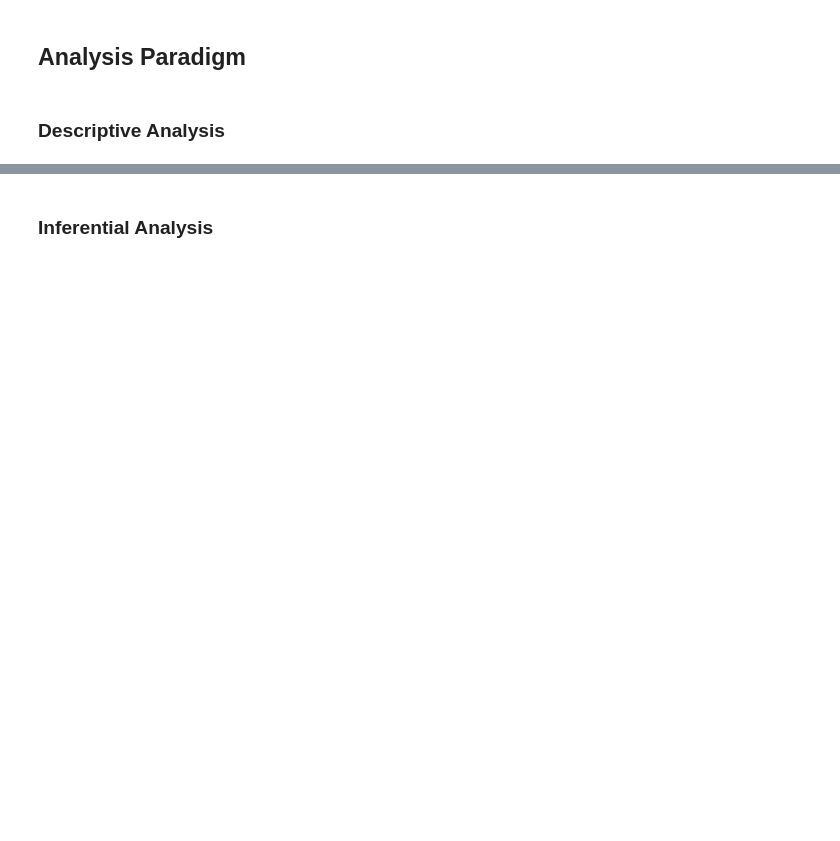
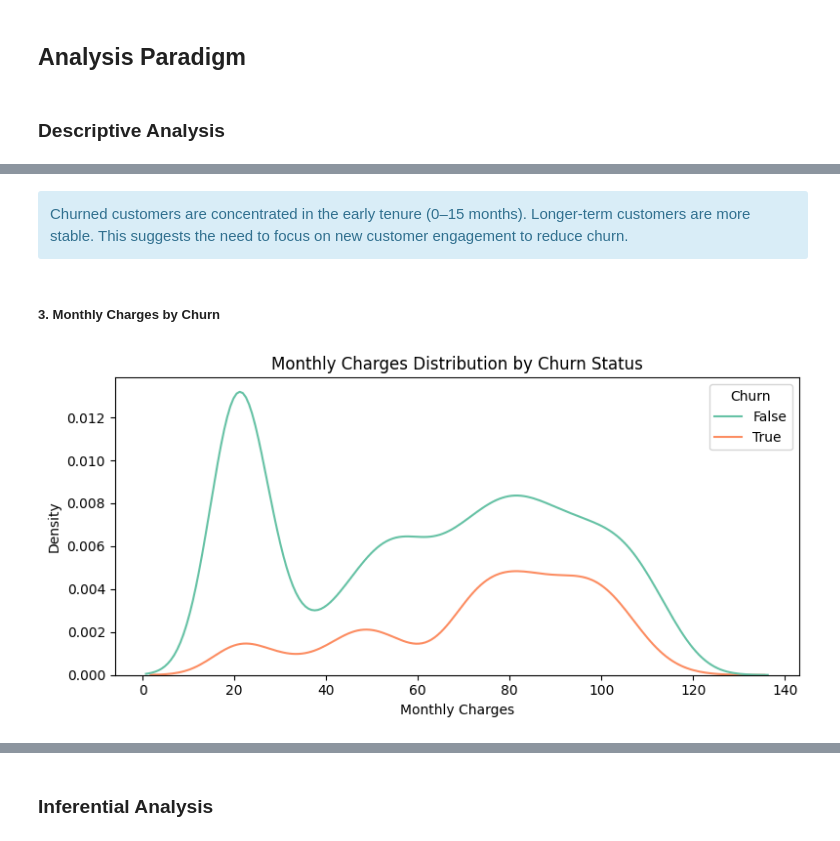
Before and after one commit to Christian-Chrata/Telco-Customer-Churn, a Jupyter notebook: Telco Customer Churn.ipynb, the cells around one changed output, grey strips where cells are left out. Saved outputs shown, nothing was run; the diff lists cells and outputs as text; code cells hidden in the pictures; blank space fills up the shorter version.

```diff
--- a/Telco Customer Churn.ipynb
+++ b/Telco Customer Churn.ipynb
@@ -1205,0 +798,14 @@ df.sample(5)
+# %% [markdown]
+<div class="alert alert-info" role="alert">Churned customers are concentrated in the early tenure (0–15 months). Longer-term customers are more stable. This suggests the need to focus on new customer engagement to reduce churn.</div>
+# %% [markdown]
+##### 3. Monthly Charges by Churn
+# %%
+plt.figure(figsize=(8, 4))
+sns.kdeplot(data=df, x="MonthlyCharges", hue="Churn", palette='Set2')
+plt.title("Monthly Charges Distribution by Churn Status")
+plt.xlabel("Monthly Charges")
+plt.ylabel("Density")
+plt.tight_layout()
+plt.show()
+# %% [output]
+[figure, added]
```
Also changed, not shown: parts of 93 cells of this notebook, 1 other file.
